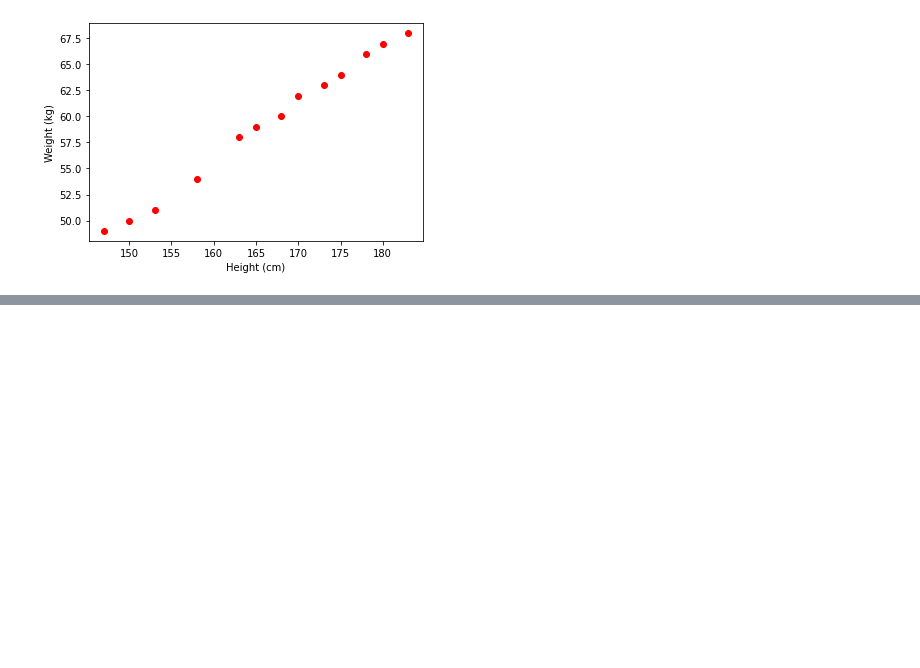
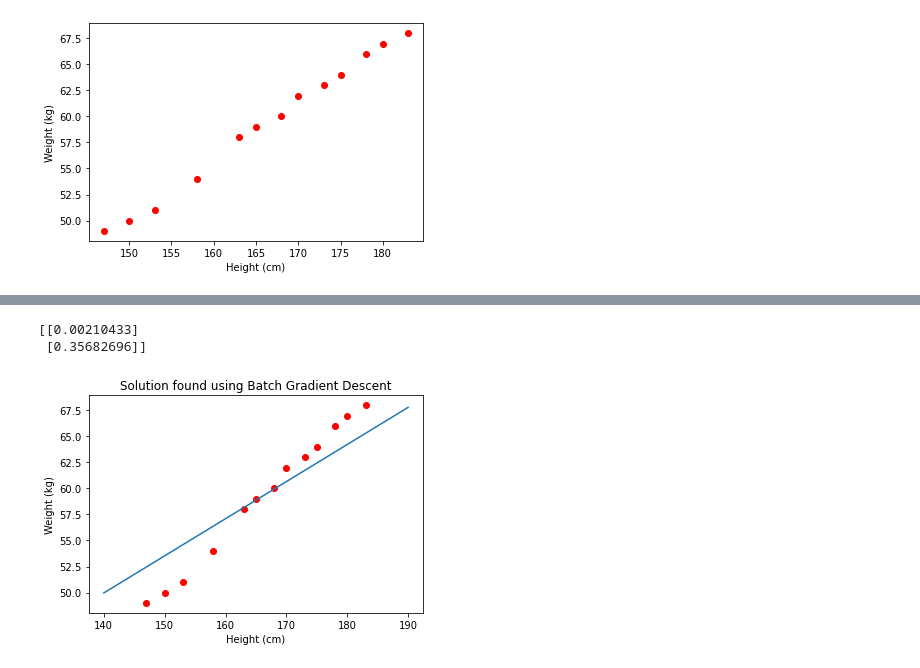
Before and after one commit to phuonghau98/ml_kitchen, a Jupyter notebook: regression/heightweight_gd.ipynb, the cells around one changed output, grey strips where cells are left out. Cells and saved outputs as stored; diff of their text form; code cells hidden in the pictures; blank space fills up the shorter version.

```diff
--- a/regression/heightweight_gd.ipynb
+++ b/regression/heightweight_gd.ipynb
@@ -41,8 +48,13 @@ print(theta)
 # %%
 x0 = np.linspace(140, 190, 2)
 y0 = theta[0][0] + theta[1][0] * x0
 plt.plot(X, y, 'ro')
 plt.xlabel('Height (cm)')
 plt.ylabel('Weight (kg)')
+plt.title('Solution found using Batch Gradient Descent')
 plt.plot(x0, y0)
 print(theta)
+# %% [output]
+[[0.00210433]
+ [0.35682696]]
+[figure, added]
```
Also changed, not shown: parts of 7 cells of this notebook, 1 other file.
